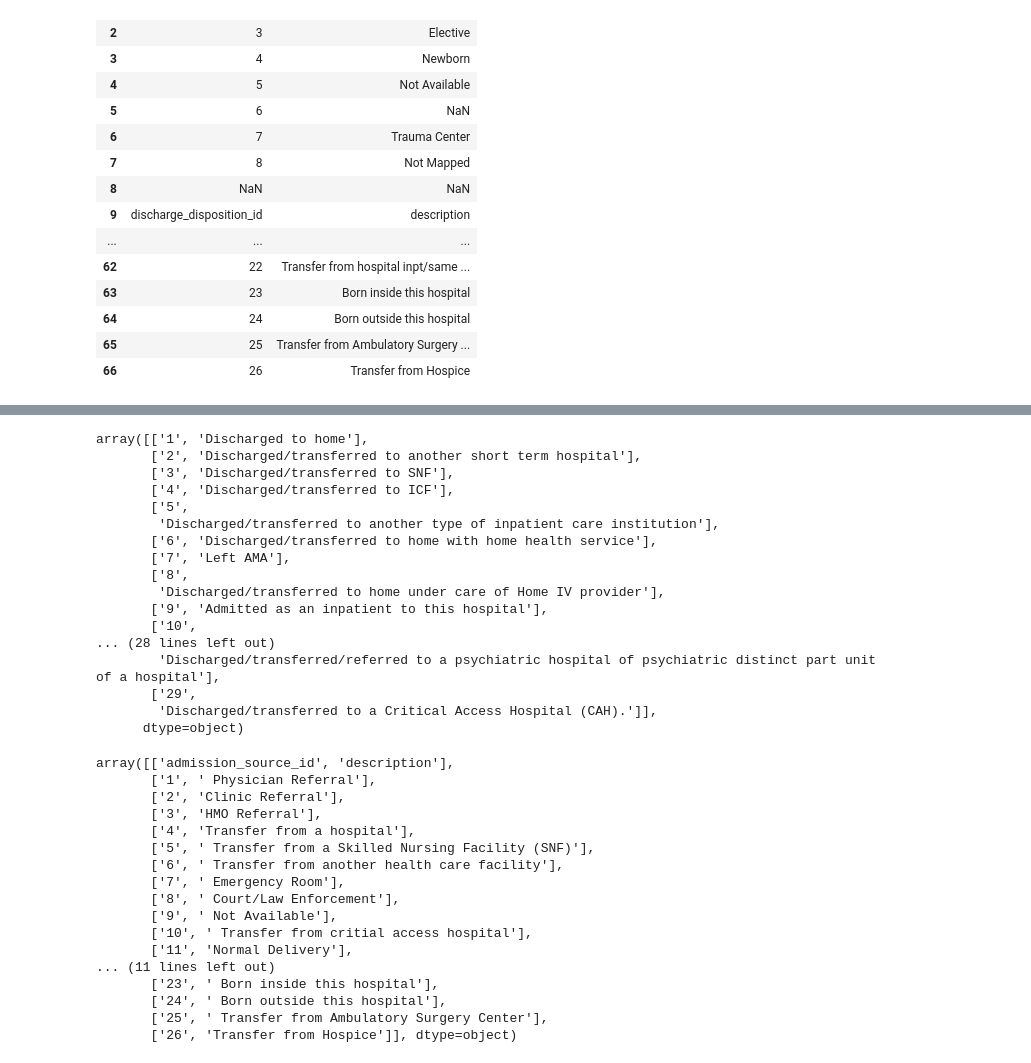
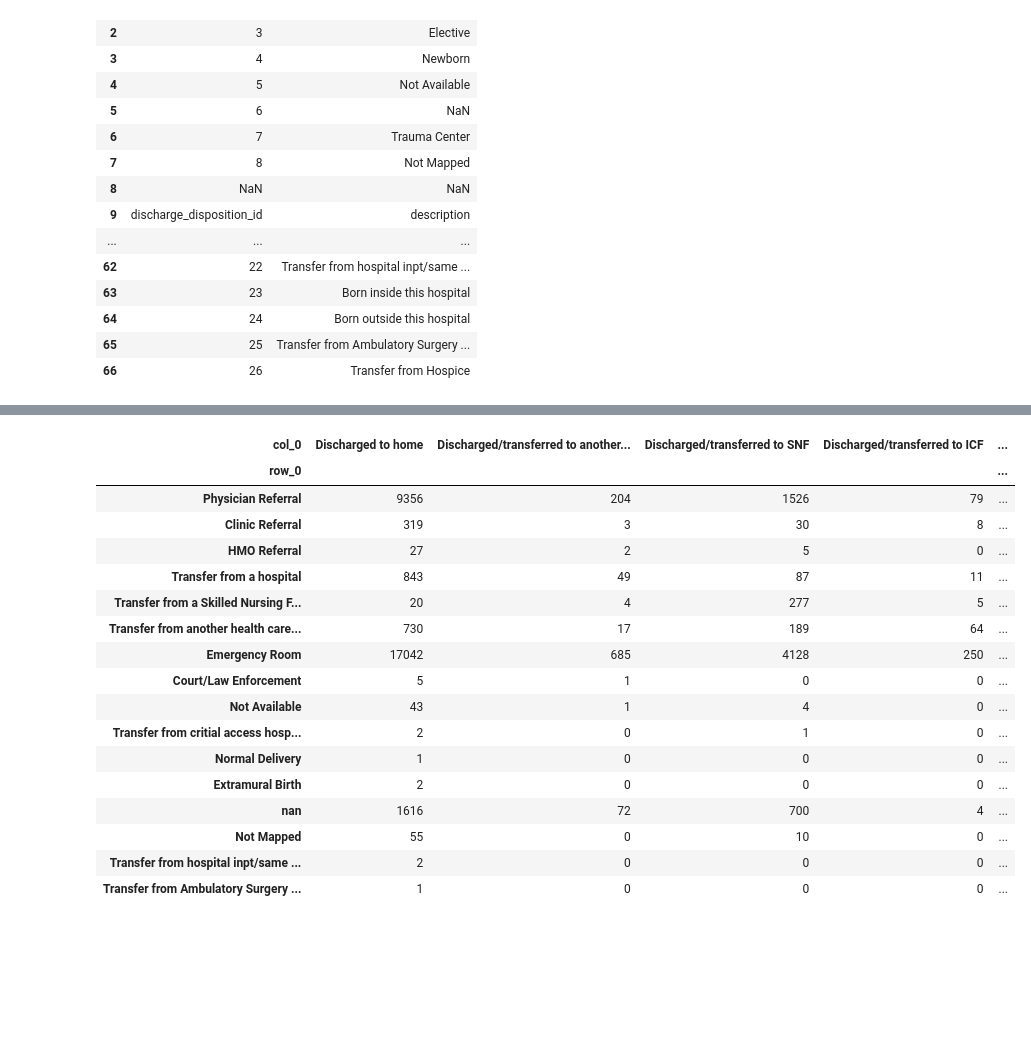
Before and after one commit to noahansen/Hospital-Readmission, a Jupyter notebook: main.ipynb, the cells around one changed output, grey strips where cells are left out. Drawn from its saved outputs; the diff is of its cells as text; code cells hidden in the pictures; blank space fills up the shorter version.

```diff
--- a/main.ipynb
+++ b/main.ipynb
@@ -101,9 +102,11 @@ missing
 #q5
 adm = train['admission_source_id'].values
 dis = train['discharge_disposition_id'].values
+
 pd.options.display.max_columns = 30
 pd.options.display.max_rows = 30
-pd.crosstab(adm,dis)
+q5 = pd.crosstab(adm,dis)
+q5
 # %% [output]
 | col_0 | 1 | 2 | 3 | 4 | 5 | 6 | 7 | 8 | 9 | 10 | 11 | ... |
 | row_0 |  |  |  |  |  |  |  |  |  |  |  | ... |
@@ -168,40 +159,0 @@ array([['1', 'Emergency'],
-# %%
-ddi
-# %% [output]
-array([['1', 'Discharged to home'],
-       ['2', 'Discharged/transferred to another short term hospital'],
-       ['3', 'Discharged/transferred to SNF'],
-       ['4', 'Discharged/transferred to ICF'],
-       ['5',
-        'Discharged/transferred to another type of inpatient care institution'],
-       ['6', 'Discharged/transferred to home with home health service'],
-       ['7', 'Left AMA'],
-       ['8',
-        'Discharged/transferred to home under care of Home IV provider'],
-       ['9', 'Admitted as an inpatient to this hospital'],
-       ['10',
-... (28 lines left out)
-        'Discharged/transferred/referred to a psychiatric hospital of psychiatric distinct part unit of a hospital'],
-       ['29',
-        'Discharged/transferred to a Critical Access Hospital (CAH).']],
-      dtype=object)
-# %%
-asi
-# %% [output]
-array([['admission_source_id', 'description'],
-       ['1', ' Physician Referral'],
-       ['2', 'Clinic Referral'],
-       ['3', 'HMO Referral'],
-       ['4', 'Transfer from a hospital'],
-       ['5', ' Transfer from a Skilled Nursing Facility (SNF)'],
-       ['6', ' Transfer from another health care facility'],
-       ['7', ' Emergency Room'],
-       ['8', ' Court/Law Enforcement'],
-       ['9', ' Not Available'],
-       ['10', ' Transfer from critial access hospital'],
-       ['11', 'Normal Delivery'],
-... (11 lines left out)
-       ['23', ' Born inside this hospital'],
-       ['24', ' Born outside this hospital'],
-       ['25', ' Transfer from Ambulatory Surgery Center'],
-       ['26', 'Transfer from Hospice']], dtype=object)
@@ -207,0 +169,23 @@ array([['admission_source_id', 'description'],
+# %%
+#q6
+q5 = q5.rename(columns=ddi,index=asi)
+q5
+# %% [output]
+| col_0 | Discharged to home | Discharged/transferred to another... | Discharged/transferred to SNF | Discharged/transferred to ICF | ... |
+| row_0 |  |  |  |  | ... |
+| Physician Referral | 9356 | 204 | 1526 | 79 | ... |
+| Clinic Referral | 319 | 3 | 30 | 8 | ... |
+| HMO Referral | 27 | 2 | 5 | 0 | ... |
+| Transfer from a hospital | 843 | 49 | 87 | 11 | ... |
+| Transfer from a Skilled Nursing F... | 20 | 4 | 277 | 5 | ... |
+| Transfer from another health care... | 730 | 17 | 189 | 64 | ... |
+| Emergency Room | 17042 | 685 | 4128 | 250 | ... |
+| Court/Law Enforcement | 5 | 1 | 0 | 0 | ... |
+| Not Available | 43 | 1 | 4 | 0 | ... |
+| Transfer from critial access hosp... | 2 | 0 | 1 | 0 | ... |
+| Normal Delivery | 1 | 0 | 0 | 0 | ... |
+| Extramural Birth | 2 | 0 | 0 | 0 | ... |
+| nan | 1616 | 72 | 700 | 4 | ... |
+| Not Mapped | 55 | 0 | 10 | 0 | ... |
+| Transfer from hospital inpt/same ... | 2 | 0 | 0 | 0 | ... |
+| Transfer from Ambulatory Surgery ... | 1 | 0 | 0 | 0 | ... |
```
Also changed, not shown: parts of 7 cells of this notebook.
